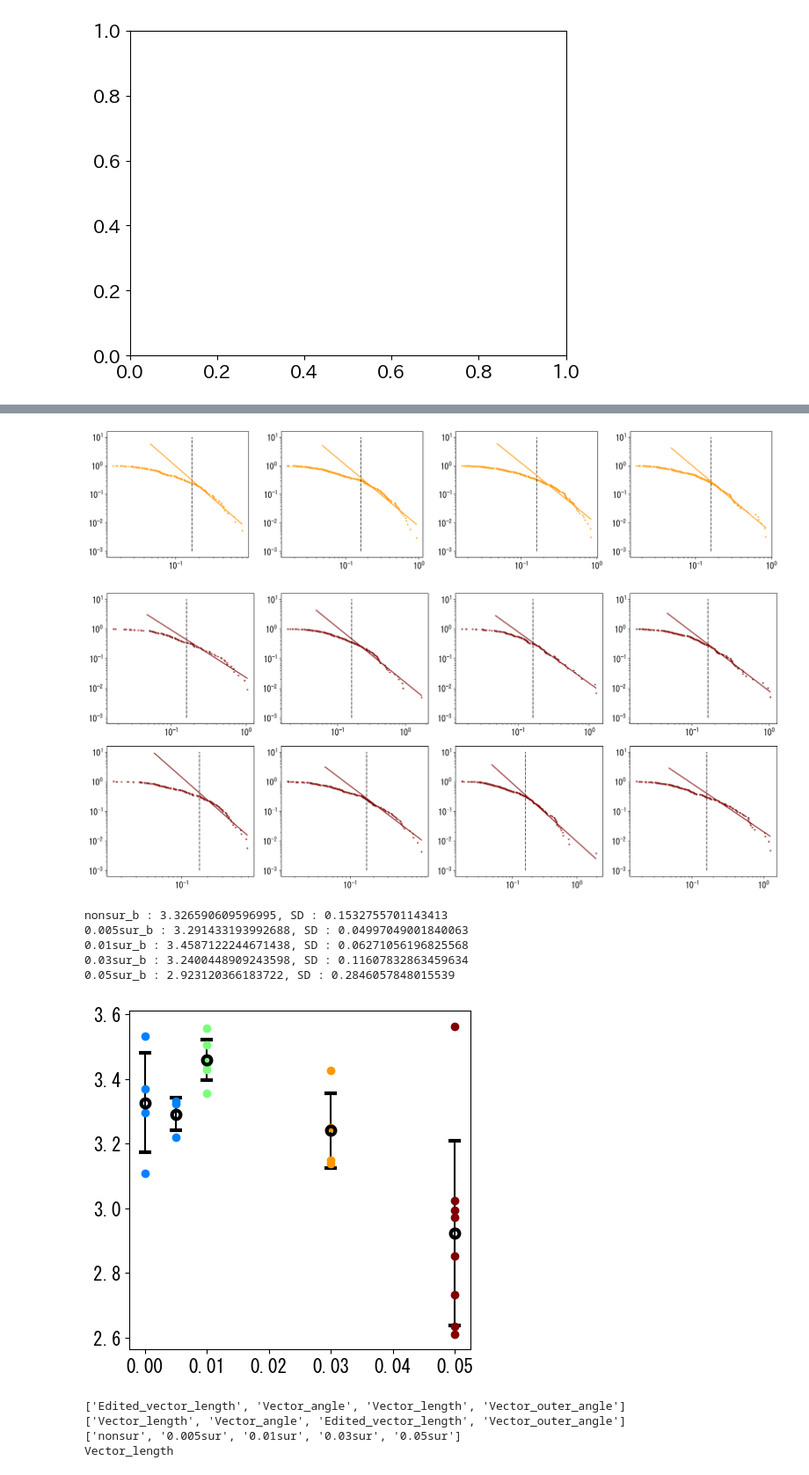
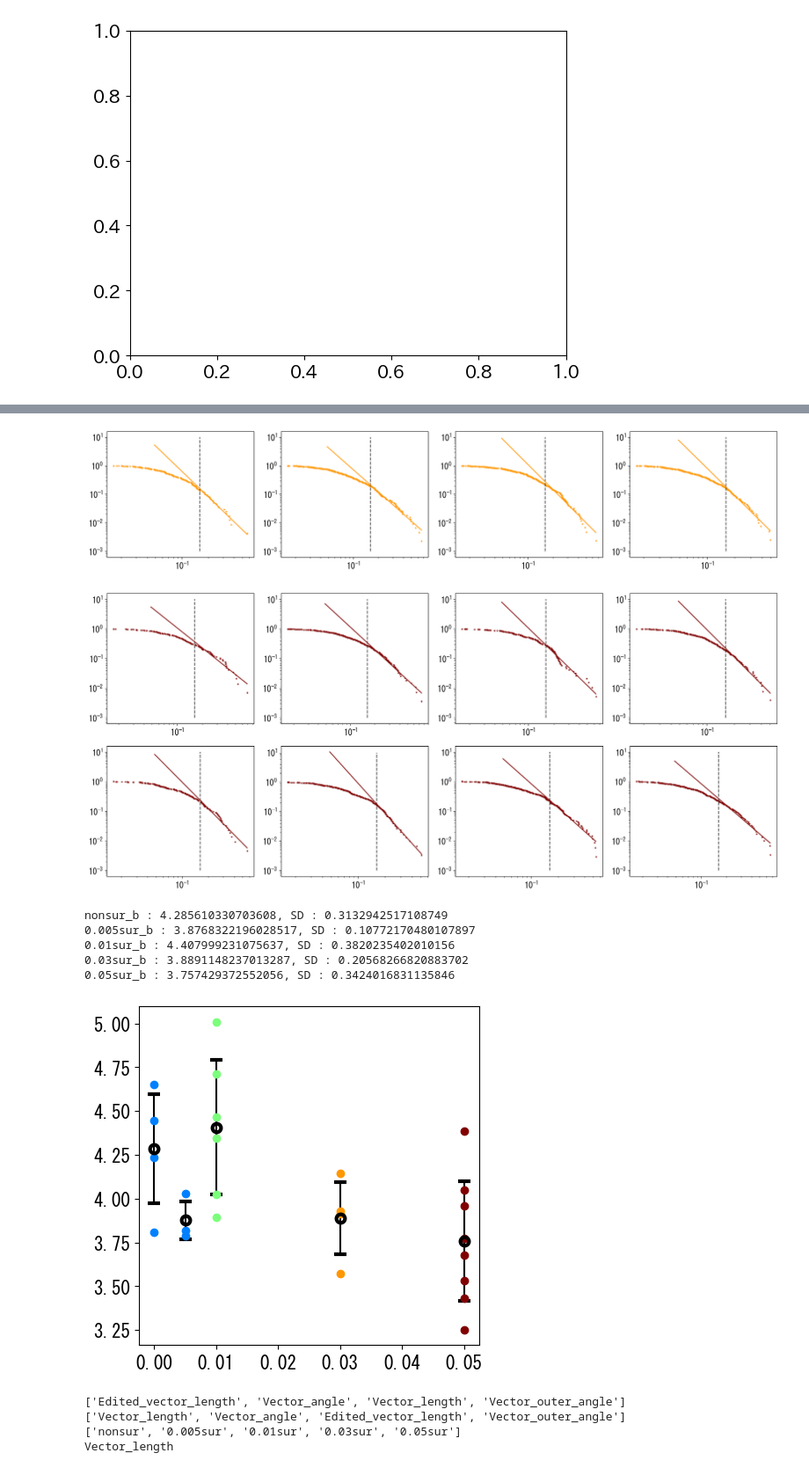
Before and after one commit to momoya-N/dendrite, a Jupyter notebook: movie_analisis/analisis_program/branch_analisys/movie_analisys_plot.ipynb, the cells around one changed output, grey strips where cells are left out. Shown at 88% size. Saved outputs shown, nothing was run; the diff lists cells and outputs as text; code cells hidden in the pictures.

```diff
--- a/movie_analisis/analisis_program/branch_analisys/movie_analisys_plot.ipynb
+++ b/movie_analisis/analisis_program/branch_analisys/movie_analisys_plot.ipynb
@@ -557,7 +557,7 @@ plt.rcParams['font.family'] = "MS Gothic"#日本語化
 cutoff=1
 a_list=[[] for i in range(len(sur_con_list))]
 b_list=[[] for i in range(len(sur_con_list))]
-name='Edited_vector_length'
+name='Vector_length'
 print(unit*10)
 for kind in data_kind_list :
     if name in kind:
@@ -681,11 +681,11 @@ Edited_vector_length
-[figure, old version]
+[figure, new version]
-[figure, old version]
+[figure, new version]
-nonsur_b : 3.326590609596995, SD : 0.1532755701143413
-0.005sur_b : 3.291433193992688, SD : 0.04997049001840063
-0.01sur_b : 3.4587122244671438, SD : 0.06271056196825568
-0.03sur_b : 3.2400448909243598, SD : 0.11607832863459634
-0.05sur_b : 2.923120366183722, SD : 0.2846057848015539
+nonsur_b : 4.285610330703608, SD : 0.3132942517108749
+0.005sur_b : 3.8768322196028517, SD : 0.10772170480107897
+0.01sur_b : 4.407999231075637, SD : 0.3820235402010156
+0.03sur_b : 3.8891148237013287, SD : 0.20568266820883702
+0.05sur_b : 3.757429372552056, SD : 0.3424016831135846
-[figure, old version]
+[figure, new version]
 # %%
 def CDF_pow(x,a,b): #Cumulative Distribution Function(累積分布関数)
     return a/(b-1)*(1-x**(-b+1))
```
Also changed, not shown: parts of 1 cell of this notebook, 8 other files.
